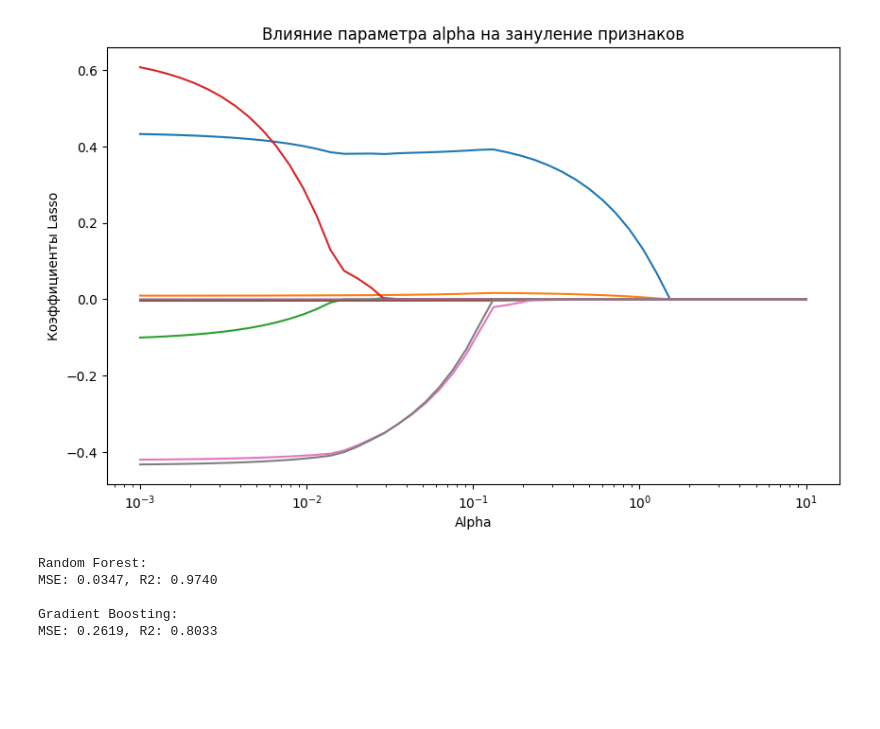
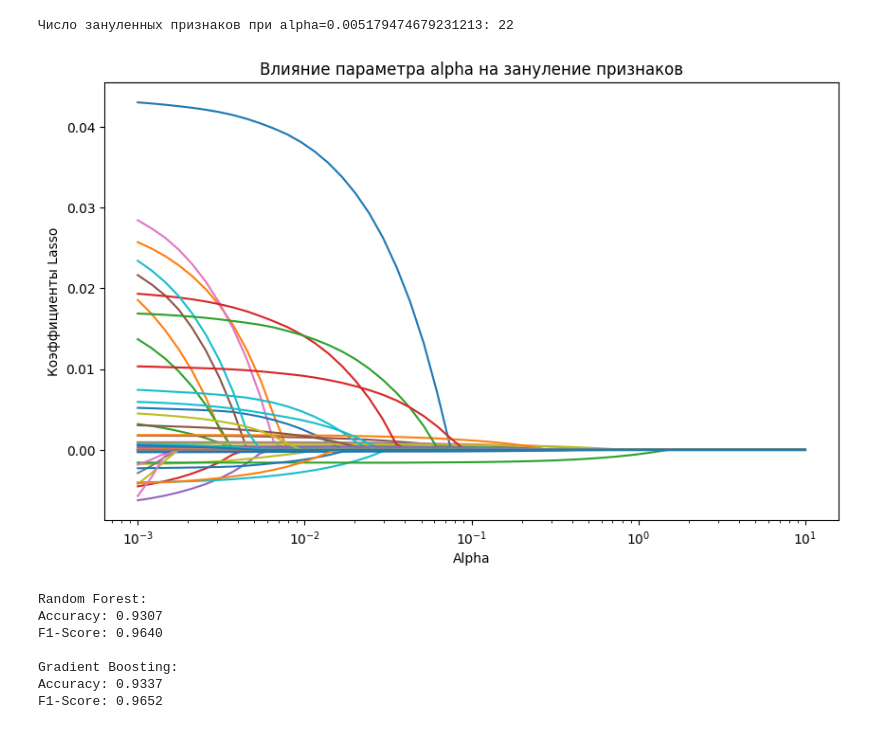
Before and after one commit to berberberk/timl-fs-2024, a Jupyter notebook: TIML7_Dimensionality_Reduction.ipynb, the cells around one changed output. Drawn from its saved outputs; the diff is of its cells as text; code cells hidden in the pictures; blank space fills up the shorter version.

```diff
--- a/TIML7_Dimensionality_Reduction.ipynb
+++ b/TIML7_Dimensionality_Reduction.ipynb
@@ -48,0 +146,2 @@ dtype: float64
+# %%
+df = df.drop(['DoctorInCharge', 'Diagnosis', 'PatientID'], axis=1)
@@ -48,0 +182,7 @@ dtype: float64
+# %%
+X_train, X_test, y_train, y_test = train_test_split(df, target, test_size=0.2, random_state=42)
+
+# Масштабирование данных
+scaler = StandardScaler()
+X_train_scaled = scaler.fit_transform(X_train)
+X_test_scaled = scaler.transform(X_test)
@@ -48,0 +229,9 @@ dtype: float64
+# %%
+#@title Жадный алгоритм
+log_reg = LogisticRegression()
+sfs = SequentialFeatureSelector(log_reg, direction="forward", cv=5, scoring="f1")
+sfs.fit(X_train_scaled, y_train)
+
+selected_features = sfs.get_support(indices=True)
+X_train_sfs = X_train_scaled[:, selected_features]
+X_test_sfs = X_test_scaled[:, selected_features]
@@ -49,49 +262,62 @@ dtype: float64
+# %%
+#@title Lasso
+alphas = np.logspace(-4, 0, 50)
+lasso = LassoCV(alphas=alphas, cv=5).fit(X_train_scaled, y_train)
+
+# Количество зануленных признаков
+n_zero_coeffs = np.sum(lasso.coef_ == 0)
+print(f"Число зануленных признаков при alpha={lasso.alpha_}: {n_zero_coeffs}")
+
+# Отбор значимых признаков
+selected_lasso_features = np.where(lasso.coef_ != 0)[0]
+X_train_lasso = X_train_scaled[:, selected_lasso_features]
+X_test_lasso = X_test_scaled[:, selected_lasso_features]
+# %% [output]
+Число зануленных признаков при alpha=0.005179474679231213: 22
 # %%
-from sklearn.linear_model import Lasso
-import matplotlib.pyplot as plt
-
 alphas = np.logspace(-3, 1, 50)  # Значения alpha от 0.001 до 10
 coef_list = []
 
 # Обучение моделей Lasso с разными alpha
 for alpha in alphas:
     lasso = Lasso(alpha=alpha)
-    lasso.fit(X, y)
+    lasso.fit(X_train, y_train)
     coef_list.append(lasso.coef_)
 
 # Визуализация изменения коэффициентов
 plt.figure(figsize=(10, 6))
 plt.plot(alphas, coef_list)
 plt.xscale("log")
 plt.xlabel("Alpha")
 plt.ylabel("Коэффициенты Lasso")
 plt.title("Влияние параметра alpha на зануление признаков")
 plt.show()
 # %% [output]
-[figure, old version]
+[figure, new version]
 # %%
-from sklearn.ensemble import RandomForestRegressor, GradientBoostingRegressor
-from sklearn.metrics import mean_squared_error, r2_score
+# Random Forest
+rf = RandomForestClassifier(random_state=42)
+rf.fit(X_train_scaled, y_train)
+y_pred_rf = rf.predict(X_test_scaled)
 
-# Случайный лес
-rf = RandomForestRegressor(n_estimators=100, random_state=42)
-rf.fit(X, y)
-y_pred_rf = rf.predict(X)
+# Gradient Boosting
+gb = GradientBoostingClassifier(random_state=42)
+gb.fit(X_train_scaled, y_train)
+y_pred_gb = gb.predict(X_test_scaled)
 
-# Градиентный бустинг
-gb = GradientBoostingRegressor(n_estimators=100, random_state=42)
-gb.fit(X, y)
-y_pred_gb = gb.predict(X)
+# Метрики качества
+def print_metrics(y_true, y_pred, model_name):
+    print(f"{model_name}:")
+    print(f"Accuracy: {accuracy_score(y_true, y_pred):.4f}")
+    print(f"F1-Score: {f1_score(y_true, y_pred):.4f}\n")
 
-# Метрики качества моделей
-def print_metrics(y_true, y_pred, model_name):
-    print(f"{model_name}:\nMSE: {mean_squared_error(y_true, y_pred):.4f}, R2: {r2_score(y_true, y_pred):.4f}\n")
-
-print_metrics(y, y_pred_rf, "Random Forest")
-print_metrics(y, y_pred_gb, "Gradient Boosting")
+print_metrics(y_test, y_pred_rf, "Random Forest")
+print_metrics(y_test, y_pred_gb, "Gradient Boosting")
 # %% [output]
 Random Forest:
-MSE: 0.0347, R2: 0.9740
+Accuracy: 0.9307
+F1-Score: 0.9640
 
 Gradient Boosting:
-MSE: 0.2619, R2: 0.8033
+Accuracy: 0.9337
+F1-Score: 0.9652
```
Also changed, not shown: parts of 30 cells of this notebook.
